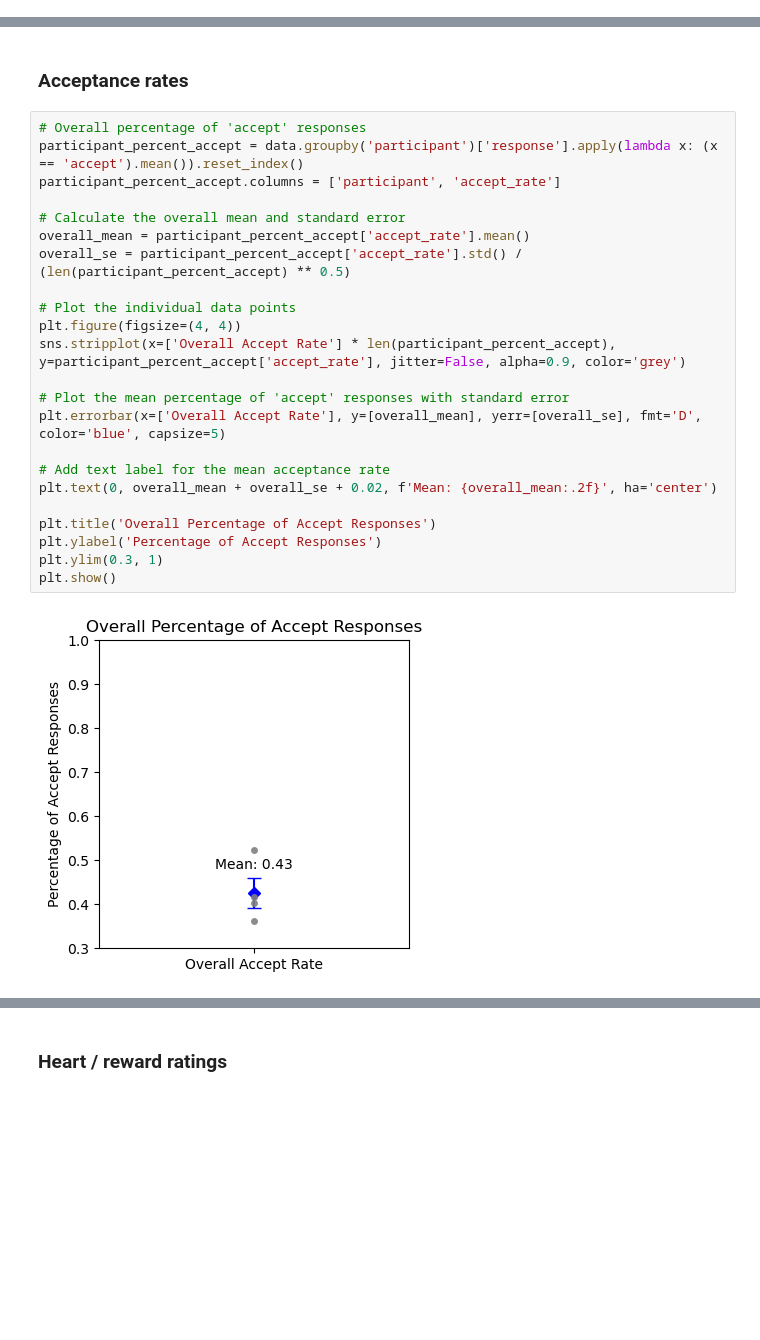
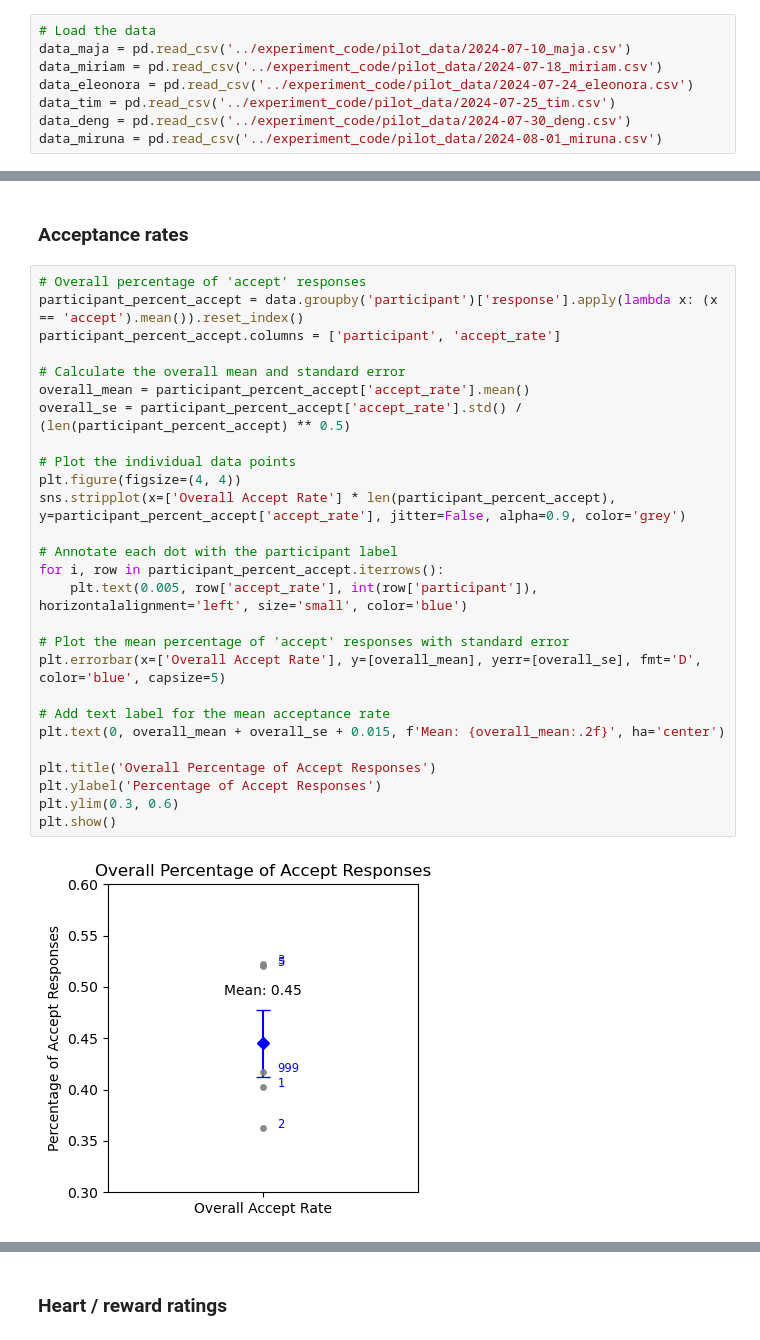
Before and after one commit to MajaFriedemann/reward-effort-task, a Jupyter notebook: analysis/test_data_analysis.ipynb, the cells around one changed output, grey strips where cells are left out. Drawn from its saved outputs; the diff is of its cells as text; blank space fills up the shorter version.

```diff
--- a/analysis/test_data_analysis.ipynb
+++ b/analysis/test_data_analysis.ipynb
@@ -5,3 +5,11 @@ import matplotlib.pyplot as plt
 import seaborn as sns
 # %% [markdown]
 ### Load data
+# %%
+# Load the data
+data_maja = pd.read_csv('../experiment_code/pilot_data/2024-07-10_maja.csv')
+data_miriam = pd.read_csv('../experiment_code/pilot_data/2024-07-18_miriam.csv')
+data_eleonora = pd.read_csv('../experiment_code/pilot_data/2024-07-24_eleonora.csv')
+data_tim = pd.read_csv('../experiment_code/pilot_data/2024-07-25_tim.csv')
+data_deng = pd.read_csv('../experiment_code/pilot_data/2024-07-30_deng.csv')
+data_miruna = pd.read_csv('../experiment_code/pilot_data/2024-08-01_miruna.csv')
@@ -41,28 +53,32 @@ array(['A_1', 'A_2', 'B_4', 'B_6'], dtype=object)
 # %%
 # Overall percentage of 'accept' responses
 participant_percent_accept = data.groupby('participant')['response'].apply(lambda x: (x == 'accept').mean()).reset_index()
 participant_percent_accept.columns = ['participant', 'accept_rate']
 
 # Calculate the overall mean and standard error
 overall_mean = participant_percent_accept['accept_rate'].mean()
 overall_se = participant_percent_accept['accept_rate'].std() / (len(participant_percent_accept) ** 0.5)
 
 # Plot the individual data points
 plt.figure(figsize=(4, 4))
 sns.stripplot(x=['Overall Accept Rate'] * len(participant_percent_accept), y=participant_percent_accept['accept_rate'], jitter=False, alpha=0.9, color='grey')
 
+# Annotate each dot with the participant label
+for i, row in participant_percent_accept.iterrows():
+    plt.text(0.005, row['accept_rate'], int(row['participant']), horizontalalignment='left', size='small', color='blue')
+
 # Plot the mean percentage of 'accept' responses with standard error
 plt.errorbar(x=['Overall Accept Rate'], y=[overall_mean], yerr=[overall_se], fmt='D', color='blue', capsize=5)
 
 # Add text label for the mean acceptance rate
-plt.text(0, overall_mean + overall_se + 0.02, f'Mean: {overall_mean:.2f}', ha='center')
+plt.text(0, overall_mean + overall_se + 0.015, f'Mean: {overall_mean:.2f}', ha='center')
 
 plt.title('Overall Percentage of Accept Responses')
 plt.ylabel('Percentage of Accept Responses')
-plt.ylim(0.3, 1)
+plt.ylim(0.3, 0.6)
 plt.show()
 # %% [output]
-[figure, old version]
+[figure, new version]
 # %%
 # Define the variables to plot
 variables_to_plot = ['trial_effort', 'trial_outcome_level', 'block_action_type', 'block_global_effort_state', 'block_attention_focus', 'block_number']
```
Also changed, not shown: parts of 7 cells of this notebook, 1 other file.
